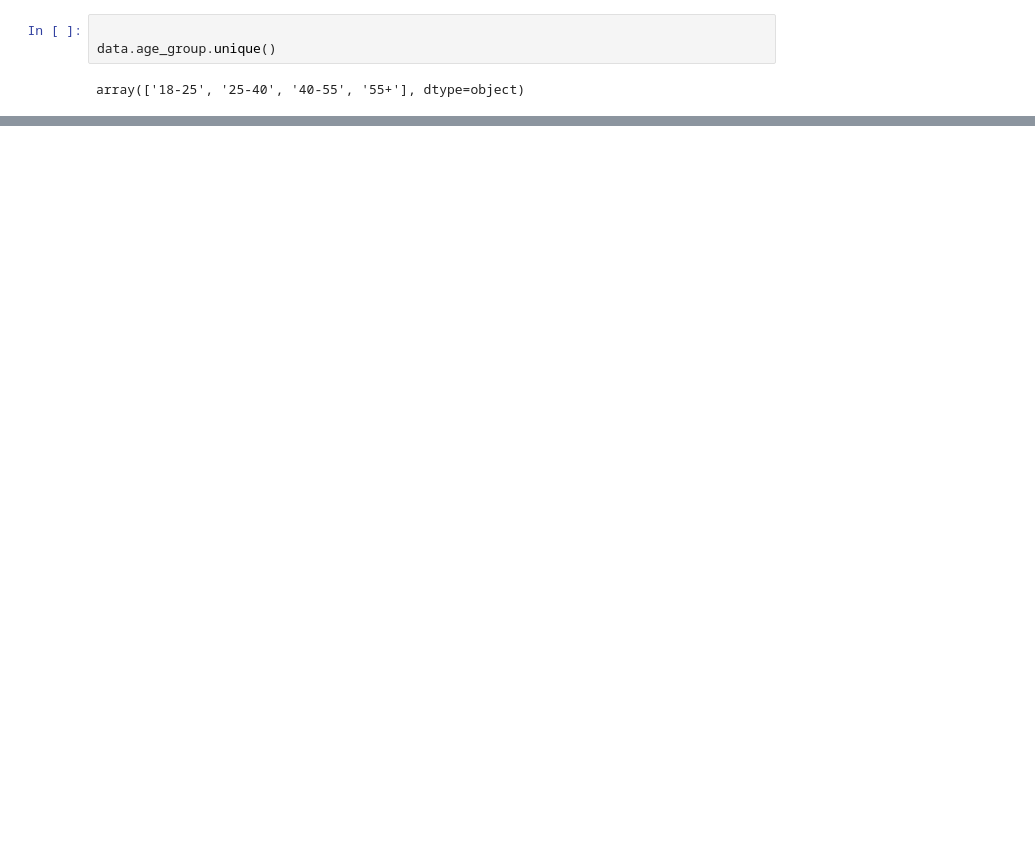
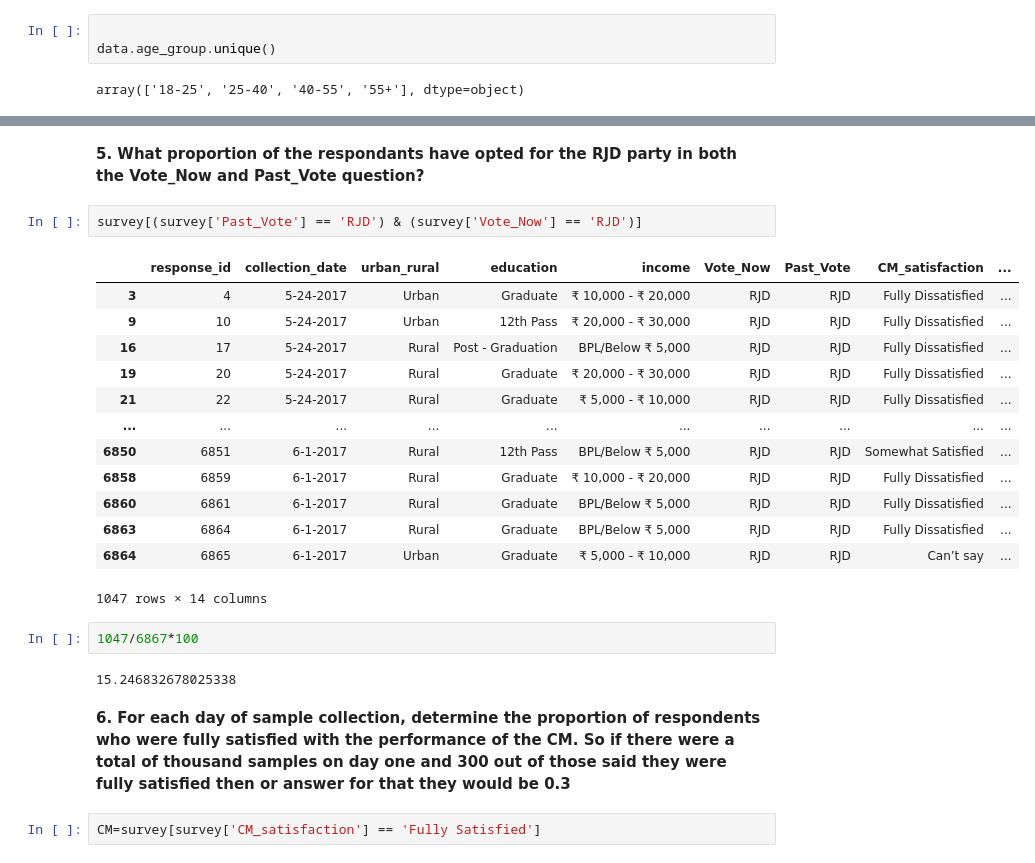
Before and after one commit to Shubam27/Google-Colab-Work, a Jupyter notebook: Survey_Dataset.ipynb, the cells around one changed output, grey strips where cells are left out. Cells and saved outputs as stored; diff of their text form; blank space fills up the shorter version.

```diff
--- a/Survey_Dataset.ipynb
+++ b/Survey_Dataset.ipynb
@@ -237,0 +255,26 @@ array(['18-25', '25-40', '40-55', '55+'], dtype=object)
+# %% [markdown]
+**5. What proportion of the respondants have opted for the RJD party in both the Vote_Now	and Past_Vote question?**
+# %%
+survey[(survey['Past_Vote'] == 'RJD') & (survey['Vote_Now'] == 'RJD')]
+# %% [output]
+|  | response_id | collection_date | urban_rural | education | income | Vote_Now | Past_Vote | CM_satisfaction | ... |
+| 3 | 4 | 5-24-2017 | Urban | Graduate | ₹ 10,000 - ₹ 20,000 | RJD | RJD | Fully Dissatisfied | ... |
+| 9 | 10 | 5-24-2017 | Urban | 12th Pass | ₹ 20,000 - ₹ 30,000 | RJD | RJD | Fully Dissatisfied | ... |
+| 16 | 17 | 5-24-2017 | Rural | Post - Graduation | BPL/Below ₹ 5,000 | RJD | RJD | Fully Dissatisfied | ... |
+| 19 | 20 | 5-24-2017 | Rural | Graduate | ₹ 20,000 - ₹ 30,000 | RJD | RJD | Fully Dissatisfied | ... |
+| 21 | 22 | 5-24-2017 | Rural | Graduate | ₹ 5,000 - ₹ 10,000 | RJD | RJD | Fully Dissatisfied | ... |
+| ... | ... | ... | ... | ... | ... | ... | ... | ... | ... |
+| 6850 | 6851 | 6-1-2017 | Rural | 12th Pass | BPL/Below ₹ 5,000 | RJD | RJD | Somewhat Satisfied | ... |
+| 6858 | 6859 | 6-1-2017 | Rural | Graduate | ₹ 10,000 - ₹ 20,000 | RJD | RJD | Fully Dissatisfied | ... |
+| 6860 | 6861 | 6-1-2017 | Rural | Graduate | BPL/Below ₹ 5,000 | RJD | RJD | Fully Dissatisfied | ... |
+| 6863 | 6864 | 6-1-2017 | Rural | Graduate | BPL/Below ₹ 5,000 | RJD | RJD | Fully Dissatisfied | ... |
+| 6864 | 6865 | 6-1-2017 | Urban | Graduate | ₹ 5,000 - ₹ 10,000 | RJD | RJD | Can’t say | ... |
+1047 rows × 14 columns
+# %%
+1047/6867*100
+# %% [output]
+15.246832678025338
+# %% [markdown]
+**6. For each day of sample collection, determine the proportion of respondents who were fully satisfied with the performance of the CM. So if there were a total of thousand samples on day one and 300 out of those said they were fully satisfied then or answer for that they would be 0.3**
+# %%
+CM=survey[survey['CM_satisfaction'] == 'Fully Satisfied']
```
Also changed, not shown: parts of 25 cells of this notebook.
